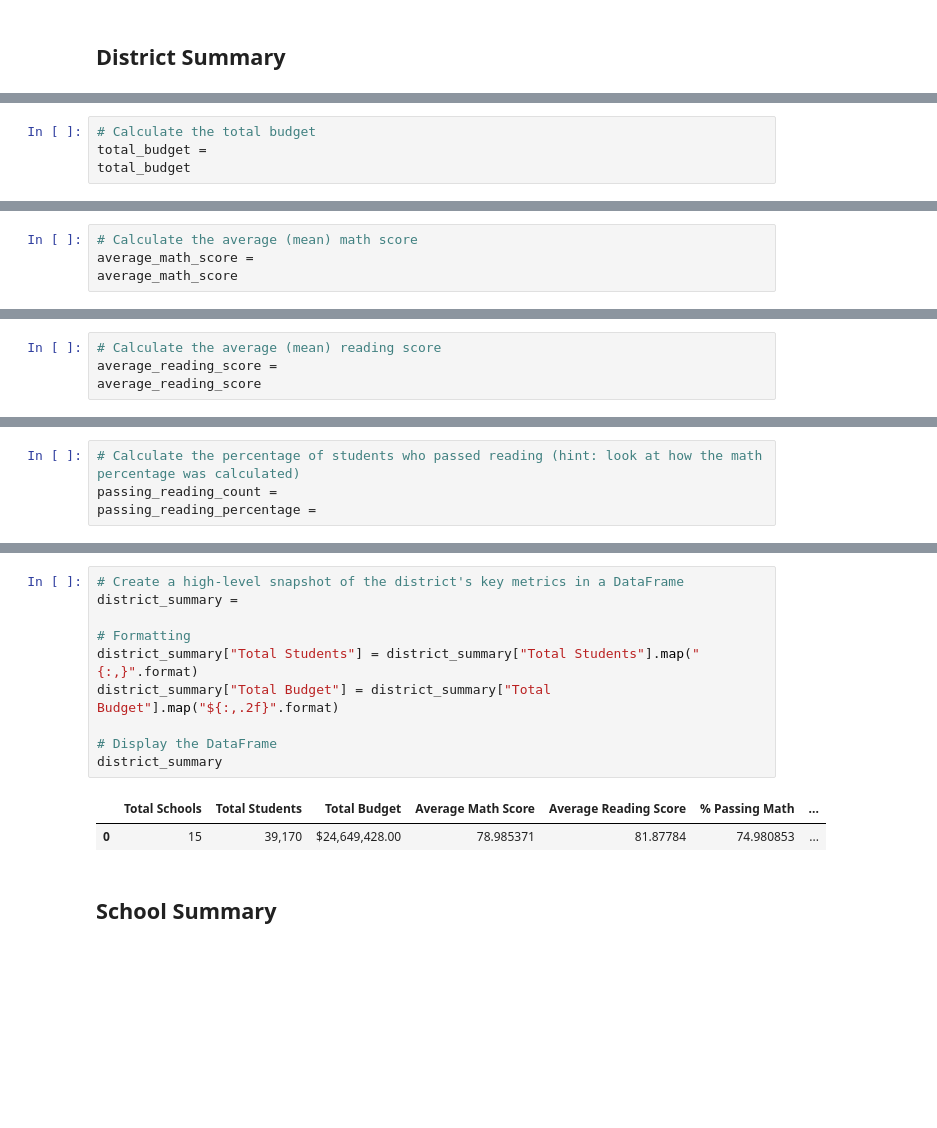
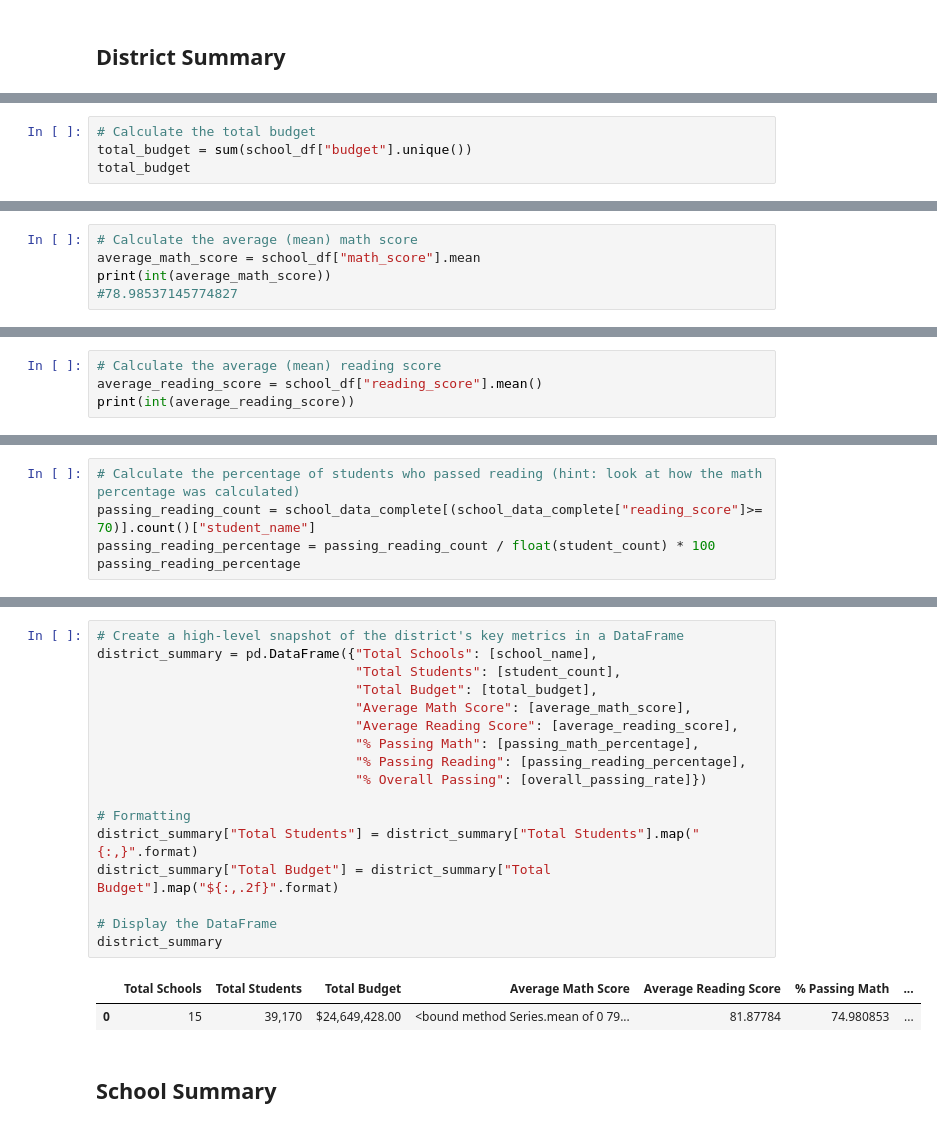
Before and after one commit to JetJagar/pandas-challenge, a Jupyter notebook: pycityschools/PyCitySchools/PyCitySchools_starter.ipynb, the cells around one changed output, grey strips where cells are left out. Drawn from its saved outputs; the diff is of its cells as text; blank space fills up the shorter version.

```diff
--- a/pycityschools/PyCitySchools/PyCitySchools_starter.ipynb
+++ b/pycityschools/PyCitySchools/PyCitySchools_starter.ipynb
@@ -44,6 +45,6 @@ student_count
 39170
 # %%
 # Calculate the total budget
-total_budget =
+total_budget = sum(school_df["budget"].unique())
 total_budget
 # %% [output]
@@ -51,5 +52,6 @@ total_budget
 # %%
 # Calculate the average (mean) math score
-average_math_score =
-average_math_score
+average_math_score = school_df["math_score"].mean
+print(int(average_math_score))
+#78.98537145774827
 # %% [output]
@@ -57,5 +59,5 @@ average_math_score
 # %%
 # Calculate the average (mean) reading score
-average_reading_score =
-average_reading_score
+average_reading_score = school_df["reading_score"].mean()
+print(int(average_reading_score))
 # %% [output]
@@ -70,4 +72,5 @@ passing_math_percentage
 # %%
 # Calculate the percentage of students who passed reading (hint: look at how the math percentage was calculated)
-passing_reading_count =
-passing_reading_percentage =
+passing_reading_count = school_data_complete[(school_data_complete["reading_score"]>= 70)].count()["student_name"]
+passing_reading_percentage = passing_reading_count / float(student_count) * 100
+passing_reading_percentage
@@ -83,16 +88,23 @@ overall_passing_rate
 # %%
 # Create a high-level snapshot of the district's key metrics in a DataFrame
-district_summary =
+district_summary = pd.DataFrame({"Total Schools": [school_name],
+                                 "Total Students": [student_count],
+                                 "Total Budget": [total_budget],
+                                 "Average Math Score": [average_math_score],
+                                 "Average Reading Score": [average_reading_score],
+                                 "% Passing Math": [passing_math_percentage],
+                                 "% Passing Reading": [passing_reading_percentage],
+                                 "% Overall Passing": [overall_passing_rate]})
 
 # Formatting
 district_summary["Total Students"] = district_summary["Total Students"].map("{:,}".format)
 district_summary["Total Budget"] = district_summary["Total Budget"].map("${:,.2f}".format)
 
 # Display the DataFrame
 district_summary
 # %% [output]
 |  | Total Schools | Total Students | Total Budget | Average Math Score | Average Reading Score | % Passing Math | ... |
-| 0 | 15 | 39,170 | $24,649,428.00 | 78.985371 | 81.87784 | 74.980853 | ... |
+| 0 | 15 | 39,170 | $24,649,428.00 | <bound method Series.mean of 0 79... | 81.87784 | 74.980853 | ... |
 # %% [markdown]
 ## School Summary
 # %%
```
Also changed, not shown: parts of 9 cells of this notebook.
